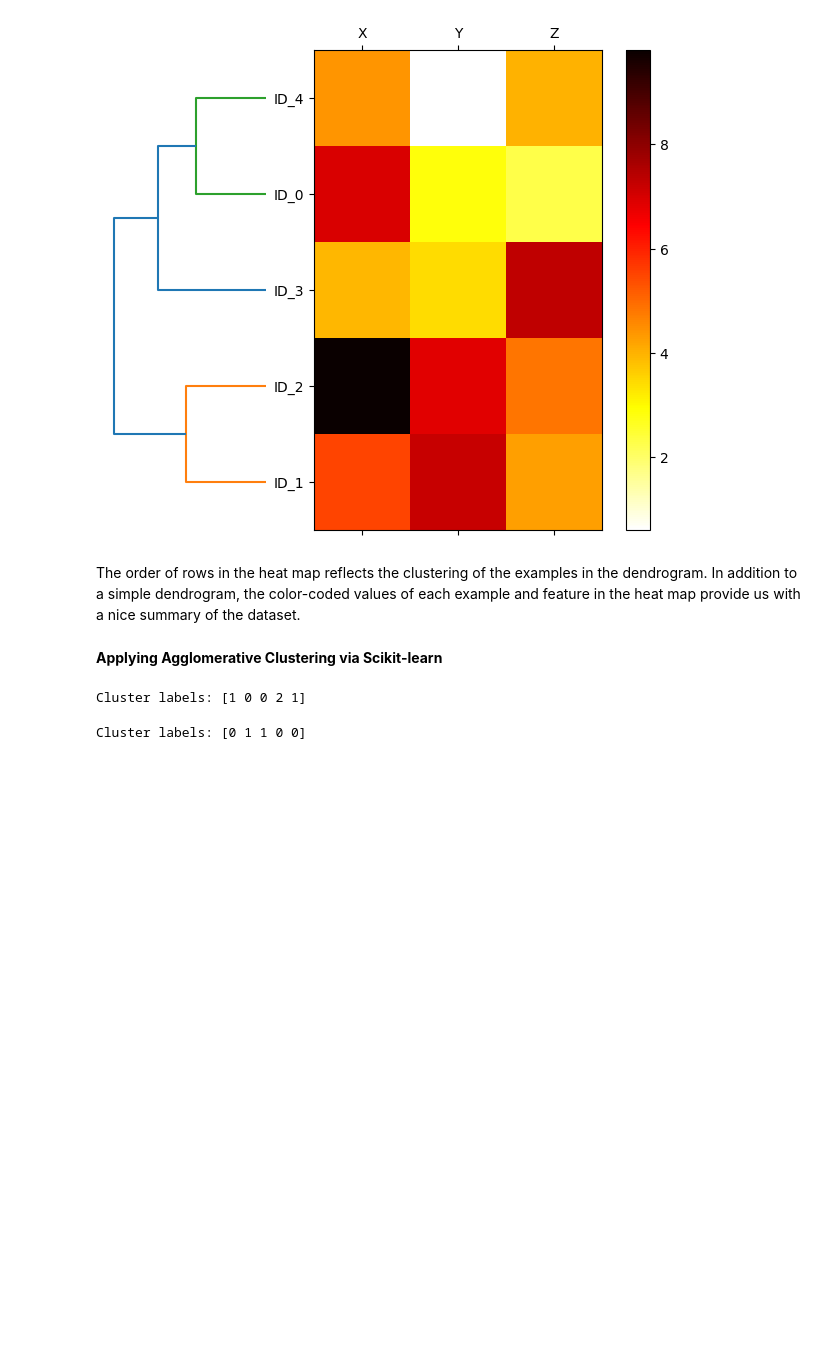
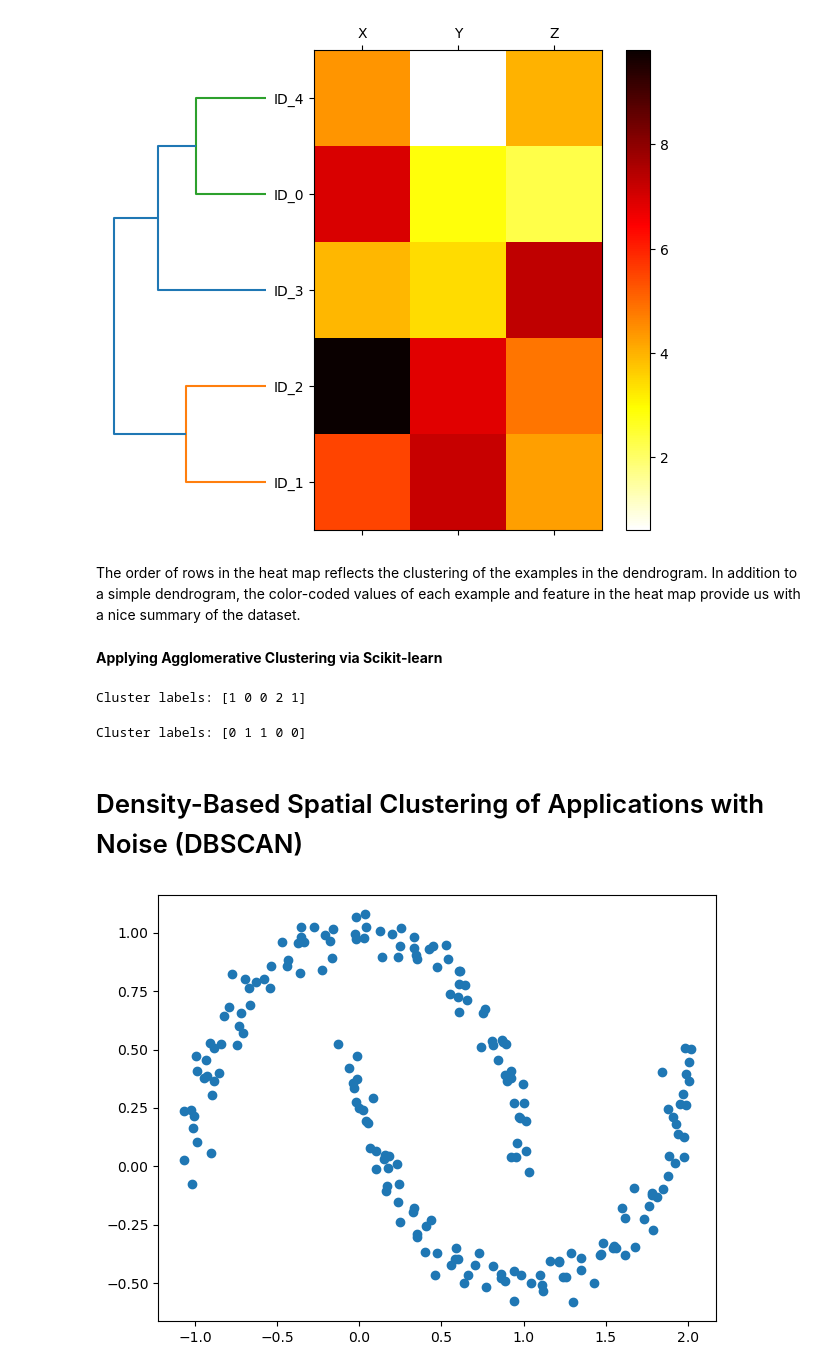
Before and after one commit to bahategar/Preparation, a Jupyter notebook: MachineLearning/Python_ML-packt/11-ClusteringAnalysis.ipynb, the cells around one changed output. Drawn from its saved outputs; the diff is of its cells as text; code cells hidden in the pictures; blank space fills up the shorter version.

```diff
--- a/MachineLearning/Python_ML-packt/11-ClusteringAnalysis.ipynb
+++ b/MachineLearning/Python_ML-packt/11-ClusteringAnalysis.ipynb
@@ -335,3 +338,16 @@ labels = ac.fit_predict(X)
 print(f"Cluster labels: {labels}")
 # %% [output]
 Cluster labels: [0 1 1 0 0]
+# %% [markdown]
+# Density-Based Spatial Clustering of Applications with Noise (DBSCAN)
+# %%
+from sklearn.datasets import make_moons
+
+X, y = make_moons(n_samples=200,
+                  noise=0.05,
+                  random_state=0)
+plt.scatter(X[:, 0], X[:, 1])
+plt.tight_layout()
+plt.show()
+# %% [output]
+[figure, added]
```
Also changed, not shown: parts of 8 cells of this notebook, 2 other files.
